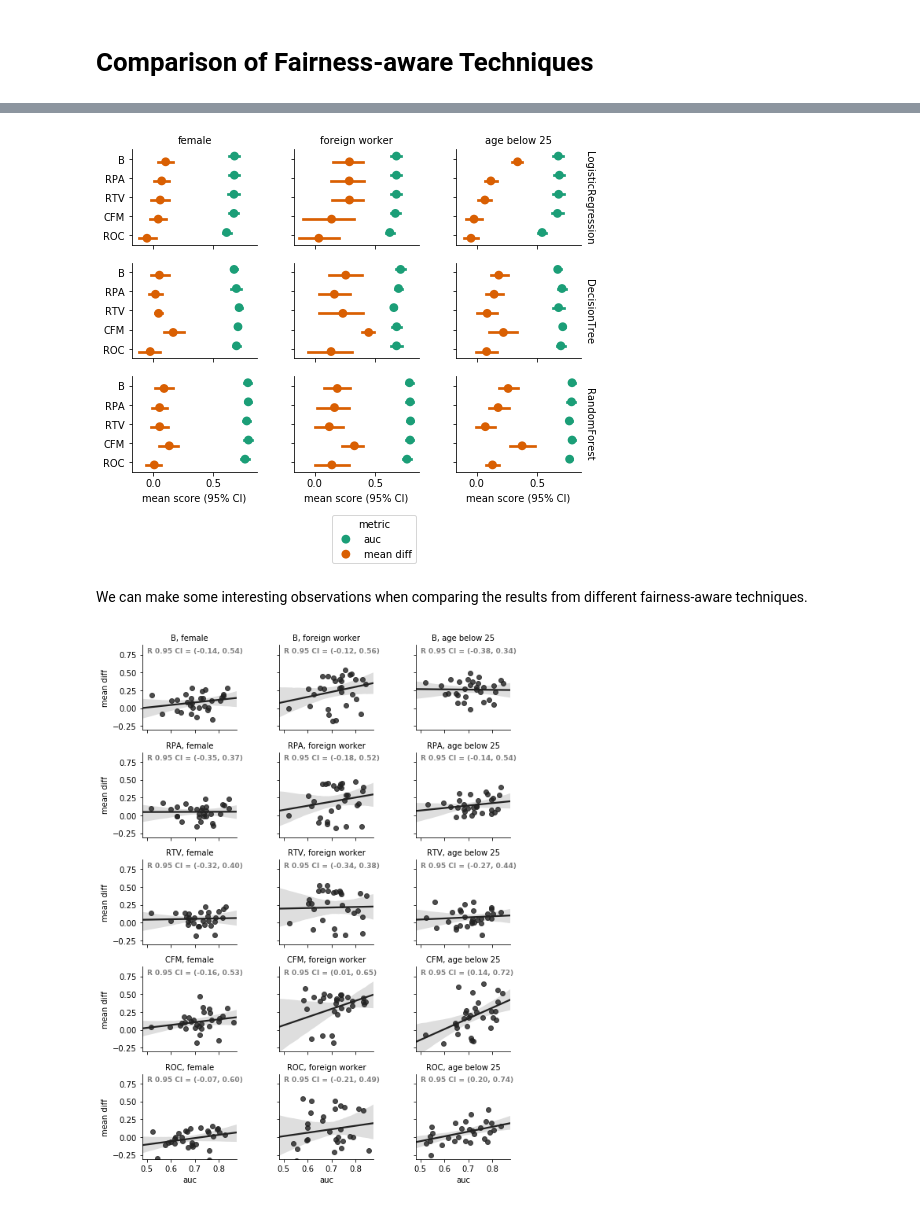
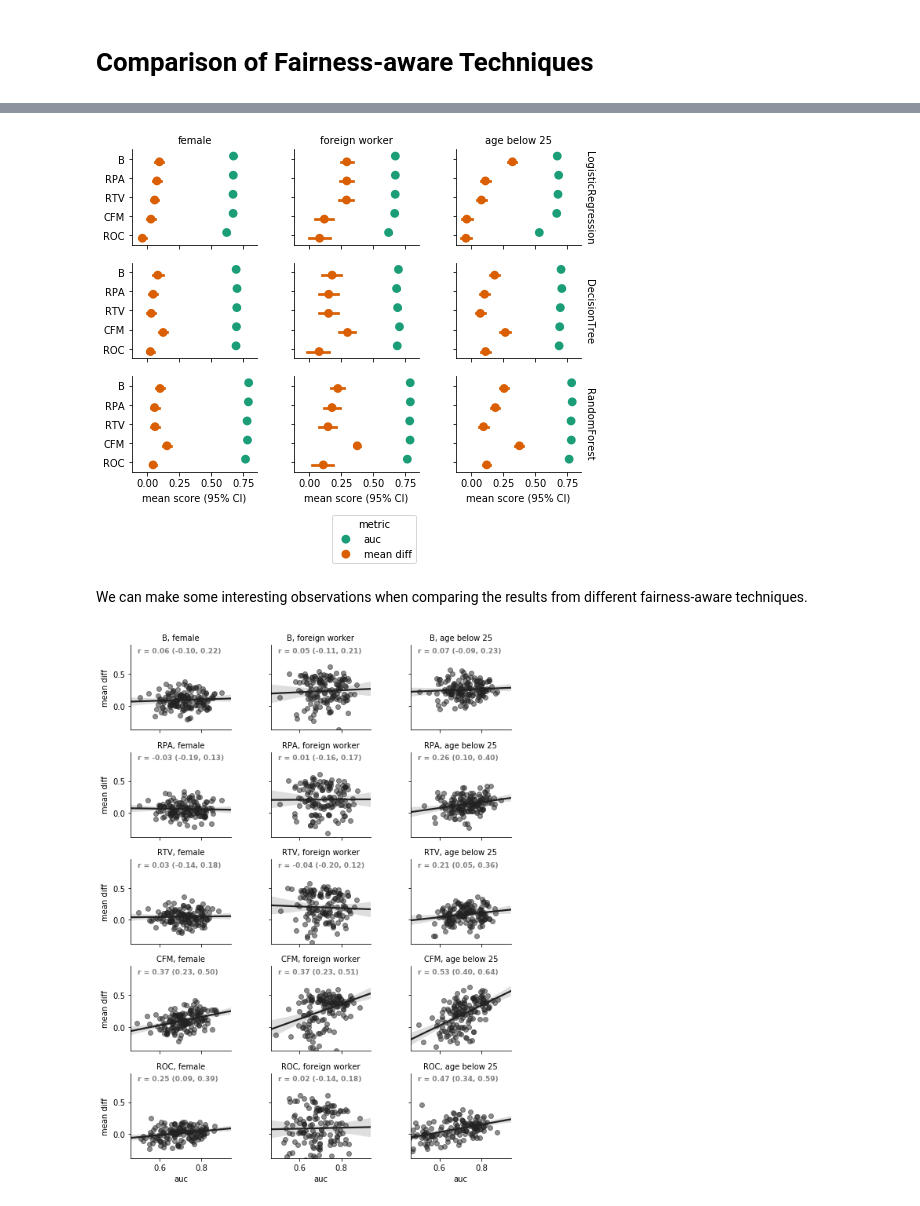
Before and after one commit to cosmicBboy/themis-ml, a Jupyter notebook: paper/Evaluating Themis-ml.ipynb, the cells around one changed output, grey strips where cells are left out. Drawn from its saved outputs; the diff is of its cells as text; code cells hidden in the pictures.

```diff
--- a/paper/Evaluating Themis-ml.ipynb
+++ b/paper/Evaluating Themis-ml.ipynb
@@ -257,7 +257,7 @@ feature_set_1 = [
 ]
 # %%
 N_SPLITS = 10
-N_REPEATS = 3
+N_REPEATS = 5
 RANDOM_STATE = 1000
 
 def get_estimator_name(e):
@@ -297,10 +297,10 @@ def cross_validation_experiment(estimators, X, y, s, s_name, verbose=True):
     # stratified groups tries to balance out y and s
     groups = [i + j for i, j in
               zip(y.astype(str), s_female.astype(str))]
-    cv = StratifiedKFold(
+    cv = RepeatedStratifiedKFold(
         n_splits=N_SPLITS,
 #         shuffle=True,
-        # n_repeats=N_REPEATS,
+        n_repeats=N_REPEATS,
         random_state=RANDOM_STATE)
     for e_name, e in estimators:
         if verbose:
@@ -1045,7 +1046,7 @@ def compare_experiment_results_multiple_model(experiment_results):
 
 compare_experiment_results_multiple_model(compare_experiments);
 # %% [output]
-[figure, old version]
+[figure, new version]
 # %% [markdown]
 We can make some interesting observations when comparing the results from different fairness-aware techniques.
 # %%
@@ -1063,41 +1064,42 @@ black_palette = sns.color_palette(["#222222"])
 def plot_utility_fairness_tradeoff(x, y, **kwargs):
     ax = plt.gca()
     data = kwargs.pop("data")
-    sns_ax = sns.regplot(x=x, y=y, data=data, **kwargs)
+    sns_ax = sns.regplot(x=x, y=y, data=data, scatter_kws={'alpha':0.5},
+                         **kwargs)
     (corr, p_val), ci = compute_corr_pearson(data[x], data[y])
-    r_text = 'R 0.95 CI = (%0.02f, %0.02f)' % \
-        (ci[0], ci[1])
+    r_text = 'r = %0.02f (%0.02f, %0.02f)' % \
+        (corr, ci[0], ci[1])
     sns_ax.annotate(
         r_text, xy=(0.7, 0),
-        xytext=(0.05, 0.91),
+        xytext=(0.07, 0.91),
         textcoords='axes fraction',
         fontweight="bold",
         fontsize=9,
         color="gray"
     )
     bottom_padding = 0.05
     top_padding = 0.5
     ylim = (data[y].min() - bottom_padding, data[y].max() + top_padding)
     sns_ax.set_ylim(*ylim)
 
 
 g = sns.FacetGrid(
     (
         compare_experiments
         .drop("cv_fold", axis=1)
         .reset_index()
         .query("fold_type == 'test'")
         .rename(
             columns={"mean_diff": "mean diff"})
     ),
     col="protected_class",
     row="experiment",
     hue="experiment",
     size=2.0, aspect=1.3, sharey=True,
     palette=black_palette)
 g.map_dataframe(plot_utility_fairness_tradeoff, "auc", "mean diff")
 g.set_titles(template="{row_name}, {col_name}")
 g.fig.tight_layout()
 g.savefig("IMG/fairness_utility_tradeoff.png", dpi=500);
 # %% [output]
-[figure, old version]
+[figure, new version]
```
Also changed, not shown: parts of 25 cells of this notebook, 15 other files.
